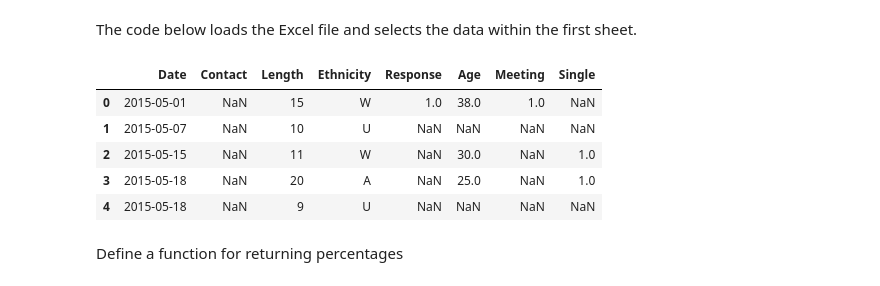
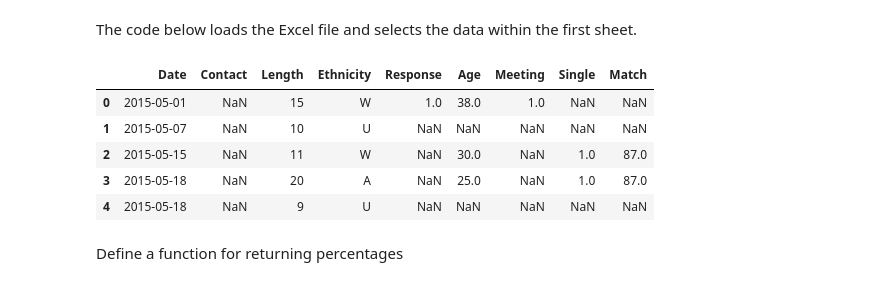
Before and after one commit to caheredia/Response, a Jupyter notebook: develop/2017-8-21_ch_okc_response_data.ipynb, the cells around one changed output. Saved outputs shown, nothing was run; the diff lists cells and outputs as text; code cells hidden in the pictures.

```diff
--- a/develop/2017-8-21_ch_okc_response_data.ipynb
+++ b/develop/2017-8-21_ch_okc_response_data.ipynb
@@ -10,13 +16,13 @@ The code below loads the Excel file and selects the data within the first sheet.
 # %%
 x1 = pd.ExcelFile('../data/response_data.xlsx')
 x1.sheet_names
-df = x1.parse("Sheet1", header = 17, usecols = [0,1,2,3,4,5,6,7])
+df = x1.parse("Sheet1", header = 17, usecols = [0,1,2,3,4,5,6,7,8])
 df.head()
 # %% [output]
-|  | Date | Contact | Length | Ethnicity | Response | Age | Meeting | Single |
-| 0 | 2015-05-01 | NaN | 15 | W | 1.0 | 38.0 | 1.0 | NaN |
-| 1 | 2015-05-07 | NaN | 10 | U | NaN | NaN | NaN | NaN |
-| 2 | 2015-05-15 | NaN | 11 | W | NaN | 30.0 | NaN | 1.0 |
-| 3 | 2015-05-18 | NaN | 20 | A | NaN | 25.0 | NaN | 1.0 |
-| 4 | 2015-05-18 | NaN | 9 | U | NaN | NaN | NaN | NaN |
+|  | Date | Contact | Length | Ethnicity | Response | Age | Meeting | Single | Match |
+| 0 | 2015-05-01 | NaN | 15 | W | 1.0 | 38.0 | 1.0 | NaN | NaN |
+| 1 | 2015-05-07 | NaN | 10 | U | NaN | NaN | NaN | NaN | NaN |
+| 2 | 2015-05-15 | NaN | 11 | W | NaN | 30.0 | NaN | 1.0 | 87.0 |
+| 3 | 2015-05-18 | NaN | 20 | A | NaN | 25.0 | NaN | 1.0 | 87.0 |
+| 4 | 2015-05-18 | NaN | 9 | U | NaN | NaN | NaN | NaN | NaN |
 # %%
```
Also changed, not shown: parts of 58 cells of this notebook.
